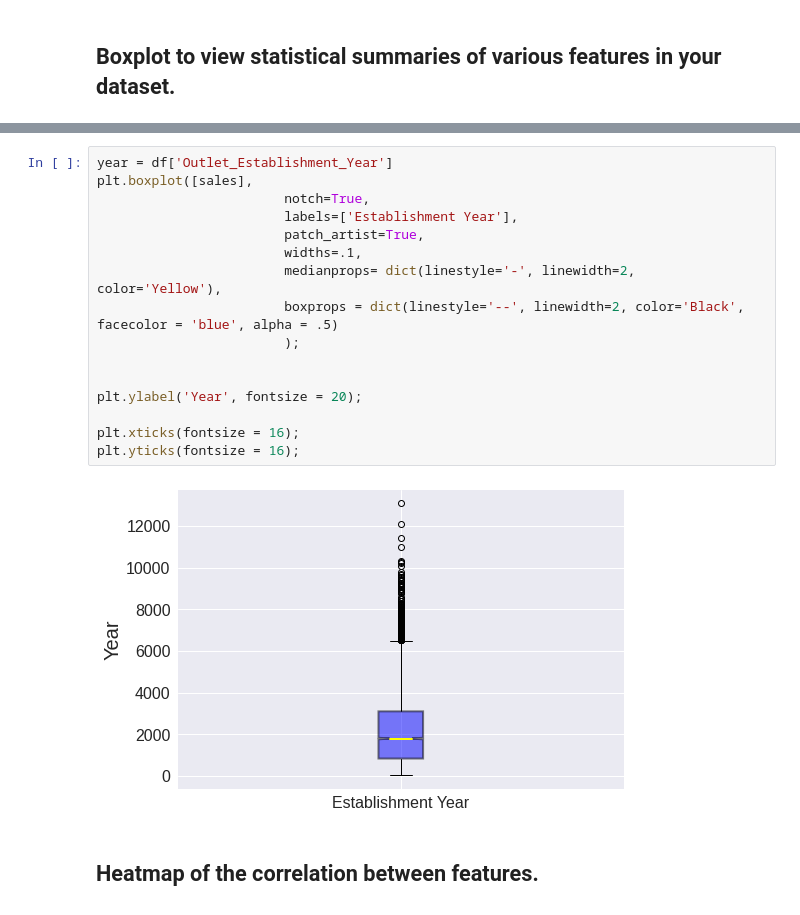
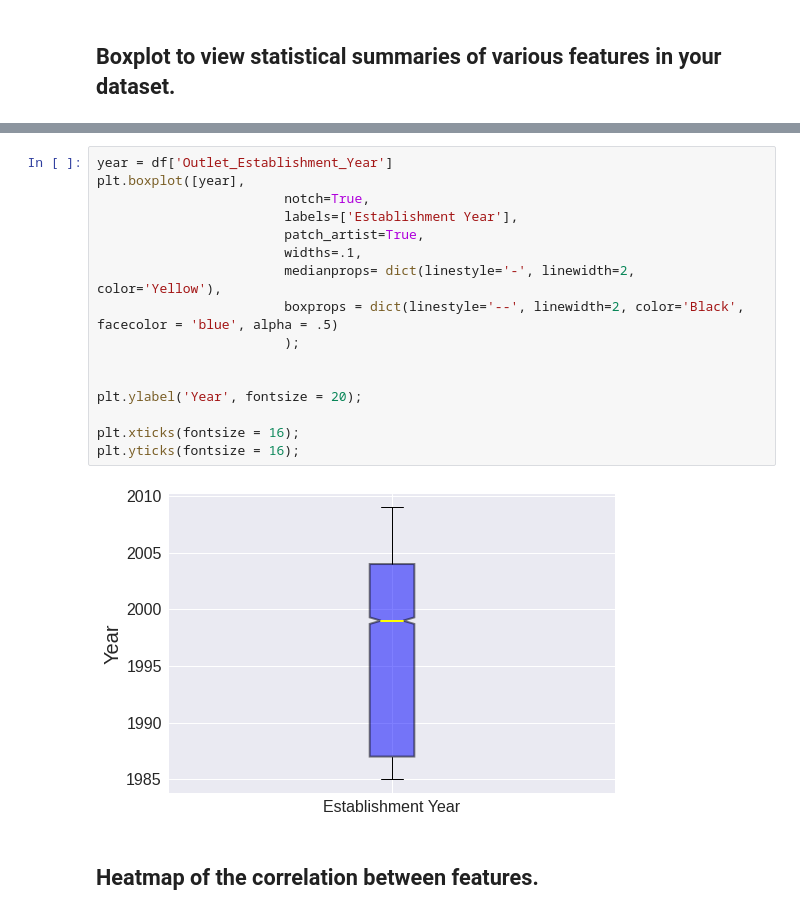
Before and after one commit to dvisionst/food_sales_predictions, a Jupyter notebook: Project_1_food_sales.ipynb, the cells around one changed output, grey strips where cells are left out. Saved outputs shown, nothing was run; the diff lists cells and outputs as text.

```diff
--- a/Project_1_food_sales.ipynb
+++ b/Project_1_food_sales.ipynb
@@ -275,20 +298,20 @@ plt.yticks(fontsize = 16);
 # %%
 year = df['Outlet_Establishment_Year']
-plt.boxplot([sales],
+plt.boxplot([year],
                         notch=True,
                         labels=['Establishment Year'],
                         patch_artist=True,
                         widths=.1,
                         medianprops= dict(linestyle='-', linewidth=2, color='Yellow'),
                         boxprops = dict(linestyle='--', linewidth=2, color='Black', facecolor = 'blue', alpha = .5)
                         );
 
 
 plt.ylabel('Year', fontsize = 20);
 
 plt.xticks(fontsize = 16);
 plt.yticks(fontsize = 16);
 # %% [output]
-[figure, old version]
+[figure, new version]
 # %% [markdown]
 ## Heatmap of the correlation between features.
```
Also changed, not shown: parts of 4 cells of this notebook.
